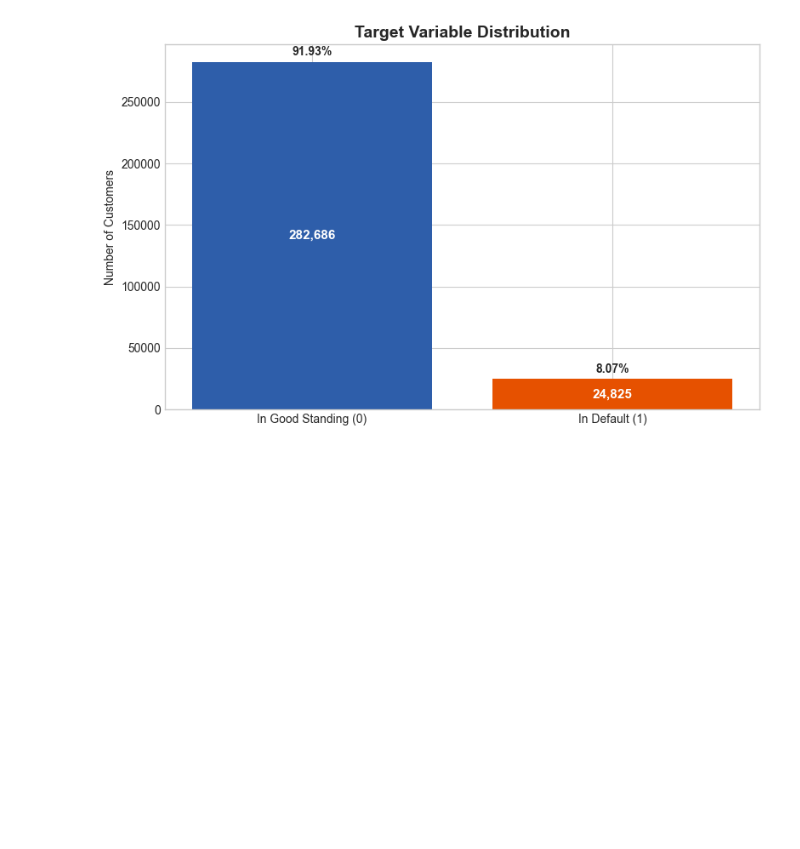
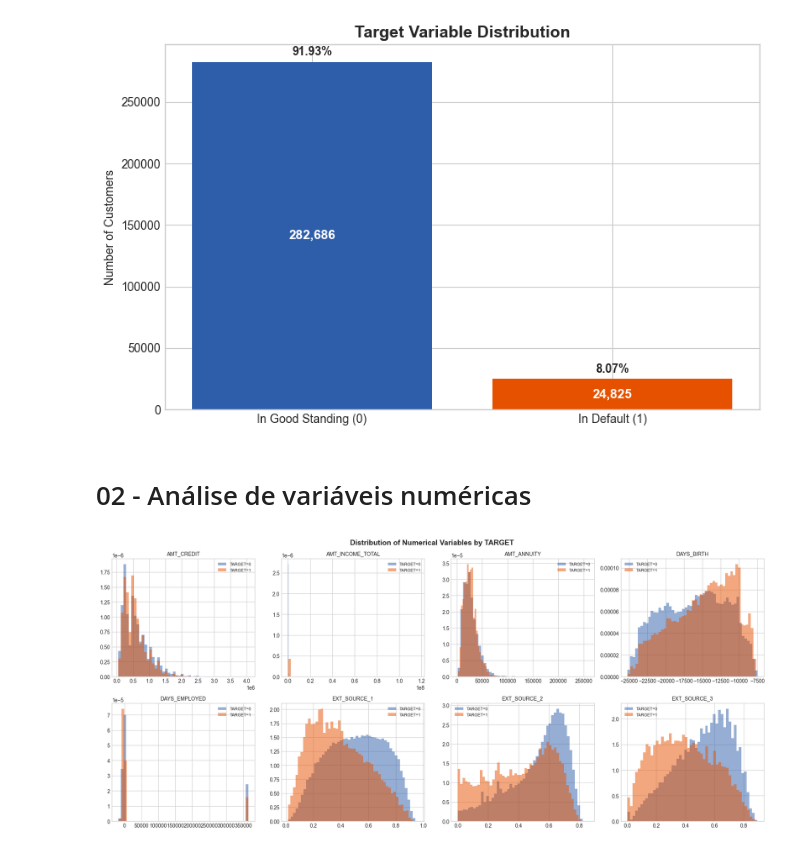
Before and after one commit to RPdatascience819/Analise-Preditiva-de-Risco-de-Credito-e-Score-Alternativo-com-Open-Finance, a Jupyter notebook: notebooks/01_eda.ipynb, the cells around one changed output. Drawn from its saved outputs; the diff is of its cells as text; code cells hidden in the pictures; blank space fills up the shorter version.

Commit message:
docs: explain numerical variables analysis in EDA

```diff
--- a/notebooks/01_eda.ipynb
+++ b/notebooks/01_eda.ipynb
@@ -89,3 +89,29 @@ plt.savefig('../data/processed/target_distribution.png', dpi=150)
 plt.show()
 # %% [output]
 [figure]
+# %% [markdown]
+# 02 - Análise de variáveis numéricas
+# %%
+# Select the most relevant numerical variables
+import matplotlib.pyplot as plt
+
+num_yars = ['AMT_CREDIT', 'AMT_INCOME_TOTAL', 'AMT_ANNUITY', 'DAYS_BIRTH', 'DAYS_EMPLOYED', 'EXT_SOURCE_1',
+            'EXT_SOURCE_2', 'EXT_SOURCE_3']
+
+# Breakdown by TARGET (In Good Standing vs. In Default)
+fig, axes = plt.subplots(2, 4, figsize=(18, 8))
+axes = axes.flatten()
+
+for i, var in enumerate(num_yars):
+    for label, color in [{0, '#2E5EAA'}, {1, '#E65100'}]:
+        subset = df[df['TARGET'] == label][var].dropna()
+        axes[i].hist(subset, bins=50, alpha=0.5, color=color,
+                     label=f'TARGET={label}', density=True)
+    axes[i].set_title(var, fontsize=10)
+    axes[i].legend(fontsize=8)
+
+plt.suptitle('Distribution of Numerical Variables by TARGET', fontsize=14, fontweight='bold')
+plt.tight_layout()
+plt.show()
+# %% [output]
+[figure, added]
```
Also changed, not shown: parts of 2 cells of this notebook.
